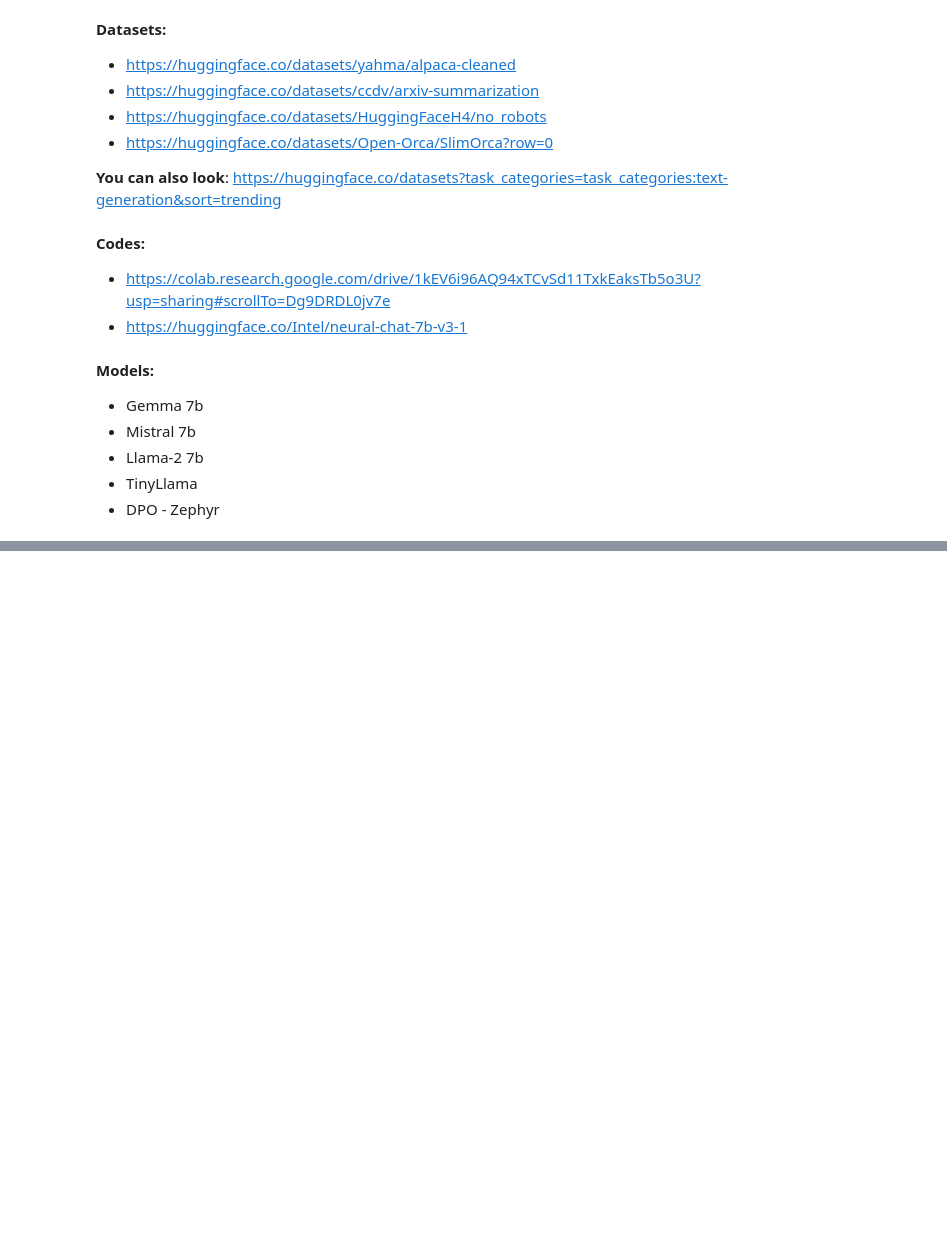
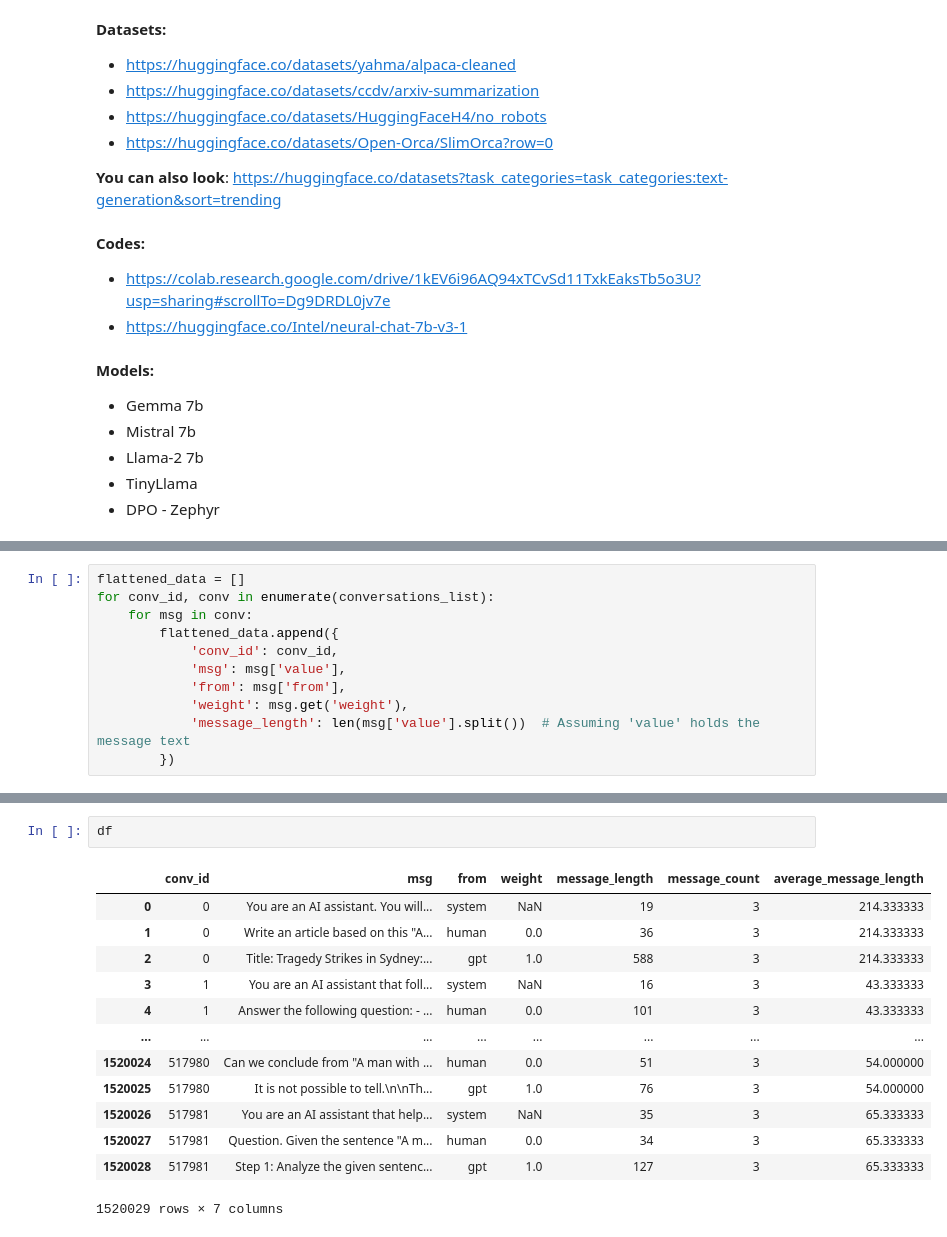
Before and after one commit to bmarci99/NLP-Project-mimic-ChatGPT-with-Orca, a Jupyter notebook: Project.ipynb, the cells around one changed output, grey strips where cells are left out. Drawn from its saved outputs; the diff is of its cells as text; blank space fills up the shorter version.

```diff
--- a/Project.ipynb
+++ b/Project.ipynb
@@ -24,0 +89,11 @@ import pandas as pd
+# %%
+flattened_data = []
+for conv_id, conv in enumerate(conversations_list):
+    for msg in conv:
+        flattened_data.append({
+            'conv_id': conv_id,
+            'msg': msg['value'],
+            'from': msg['from'],
+            'weight': msg.get('weight'),
+            'message_length': len(msg['value'].split())  # Assuming 'value' holds the message text
+        })
@@ -24,0 +118,16 @@ import pandas as pd
+# %%
+df
+# %% [output]
+|  | conv_id | msg | from | weight | message_length | message_count | average_message_length |
+| 0 | 0 | You are an AI assistant. You will... | system | NaN | 19 | 3 | 214.333333 |
+| 1 | 0 | Write an article based on this "A... | human | 0.0 | 36 | 3 | 214.333333 |
+| 2 | 0 | Title: Tragedy Strikes in Sydney:... | gpt | 1.0 | 588 | 3 | 214.333333 |
+| 3 | 1 | You are an AI assistant that foll... | system | NaN | 16 | 3 | 43.333333 |
+| 4 | 1 | Answer the following question: - ... | human | 0.0 | 101 | 3 | 43.333333 |
+| ... | ... | ... | ... | ... | ... | ... | ... |
+| 1520024 | 517980 | Can we conclude from "A man with ... | human | 0.0 | 51 | 3 | 54.000000 |
+| 1520025 | 517980 | It is not possible to tell.\n\nTh... | gpt | 1.0 | 76 | 3 | 54.000000 |
+| 1520026 | 517981 | You are an AI assistant that help... | system | NaN | 35 | 3 | 65.333333 |
+| 1520027 | 517981 | Question. Given the sentence "A m... | human | 0.0 | 34 | 3 | 65.333333 |
+| 1520028 | 517981 | Step 1: Analyze the given sentenc... | gpt | 1.0 | 127 | 3 | 65.333333 |
+1520029 rows × 7 columns
```
Also changed, not shown: parts of 15 cells of this notebook.
